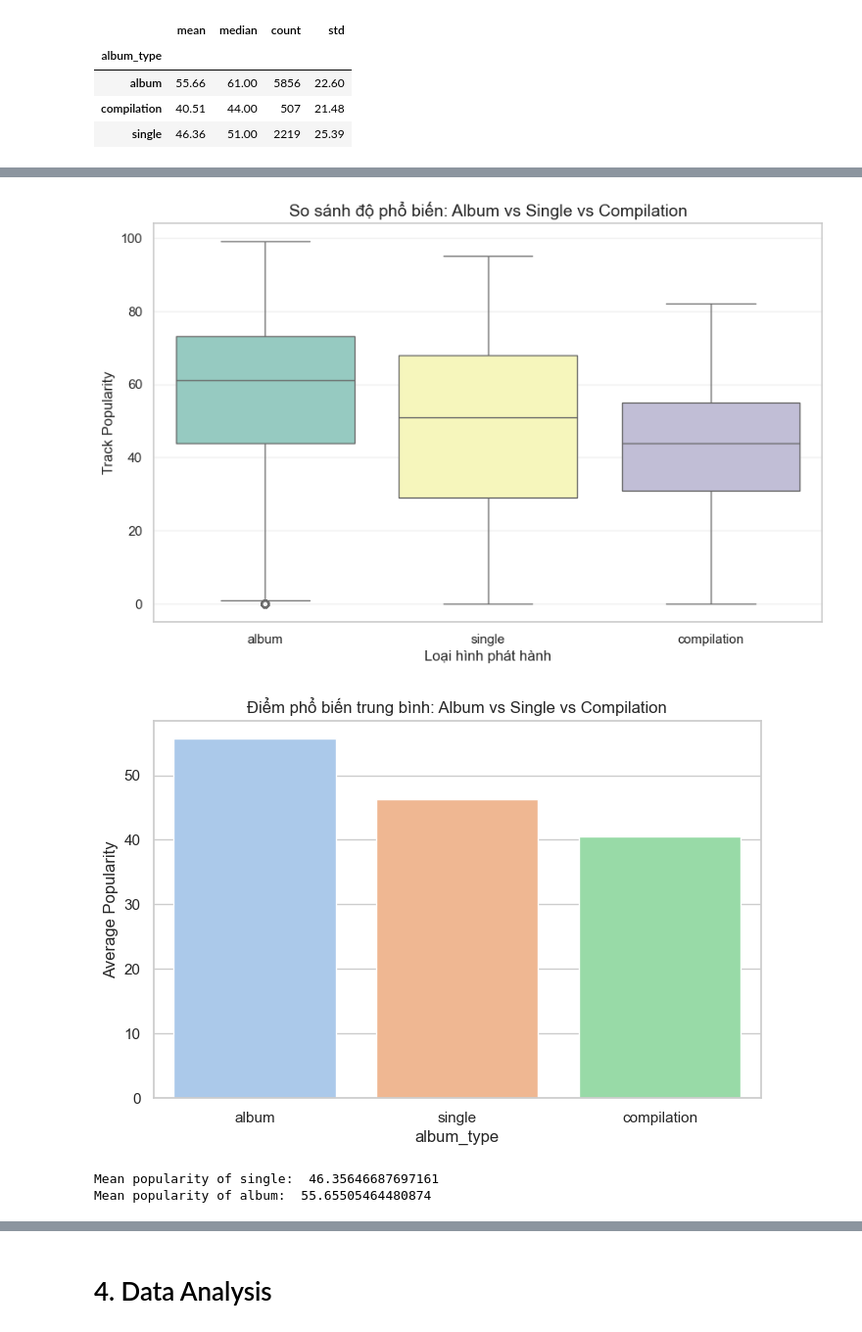
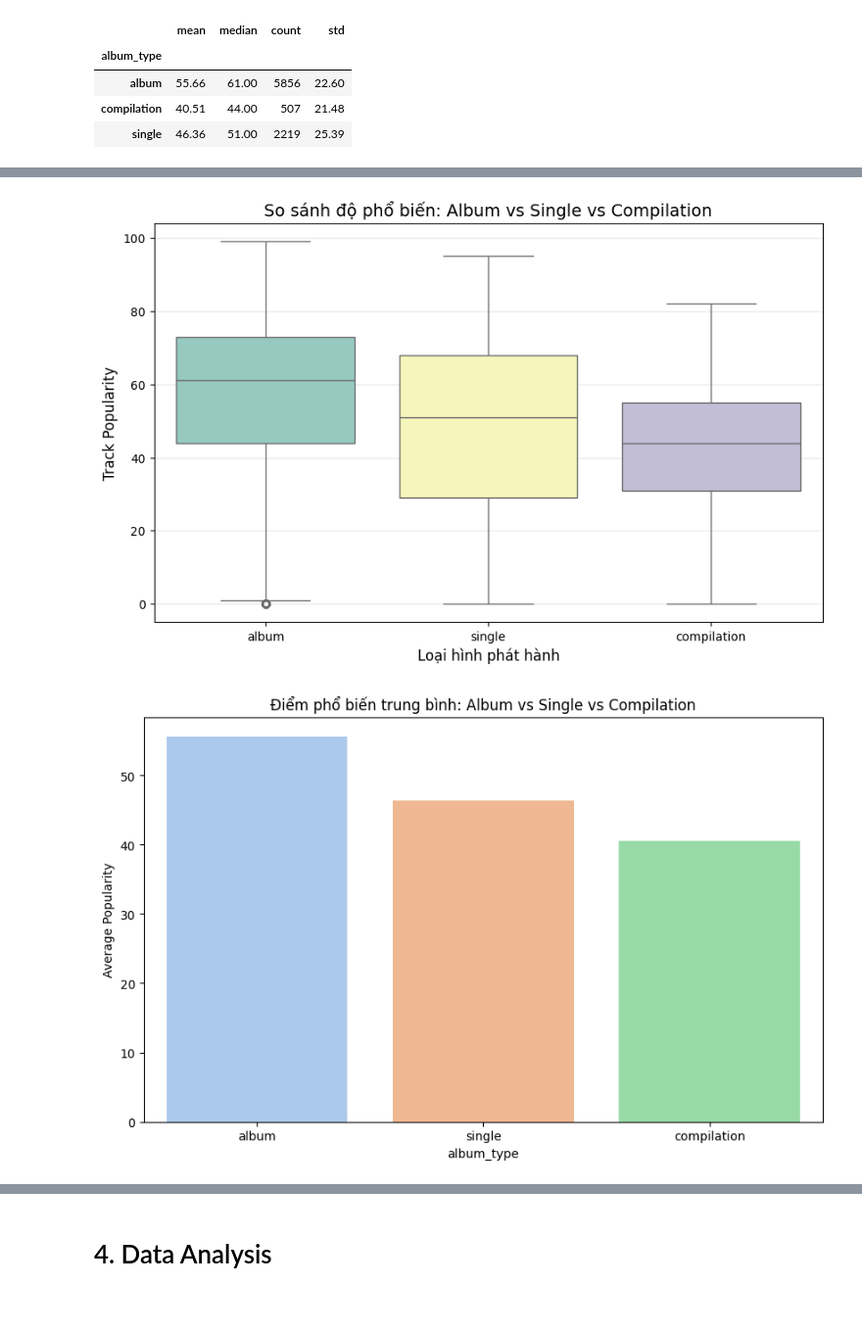
Before and after one commit to thangnguyennbk-sys/Spotify_project, a Jupyter notebook: Spotify_project.ipynb, the cells around one changed output, grey strips where cells are left out. Shown at 98% size. Drawn from its saved outputs; the diff is of its cells as text; code cells hidden in the pictures; blank space fills up the shorter version.

```diff
--- a/Spotify_project.ipynb
+++ b/Spotify_project.ipynb
@@ -44,6 +44,7 @@ Dữ liệu được chọn lọc không ngẫu nhiên, tập trung vào các b
 * Âm nhạc là chủ đề phổ biến và dễ tiếp cận.
 * Bộ dữ liệu có sự kết hợp tốt giữa dữ liệu số và dữ liệu phân loại (nghệ sĩ, thể loại).
 # %%
+# Import các thư viện cần thiết
 import pandas as pd
 import numpy as np
 import matplotlib.pyplot as plt
@@ -56,8 +57,10 @@ from sklearn.metrics import mean_squared_error, r2_score, mean_absolute_error
 from sklearn.preprocessing import MultiLabelBinarizer
 from collections import Counter
 import warnings
+import ast
+import os
 
-sns.set(style="whitegrid")
+# sns.set(style="whitegrid")
 pd.set_option('display.max_columns', None)
 warnings.filterwarnings('ignore')
 # %%
@@ -1015,28 +1168,20 @@ display(stats)
 # %%
+# Trực quan hóa
 plt.figure(figsize=(10, 6))
 sns.boxplot(data=df_q1, x='album_type', y='track_popularity', palette='Set3')
 
 plt.title('So sánh độ phổ biến: Album vs Single vs Compilation', fontsize=14)
 plt.xlabel('Loại hình phát hành', fontsize=12)
 plt.ylabel('Track Popularity', fontsize=12)
 plt.grid(True, axis='y', alpha=0.3)
 plt.show()
 
-plt.figure(figsize=(8, 5))
+plt.figure(figsize=(10, 6))
 sns.barplot(data=df_q1, x='album_type', y='track_popularity', estimator=np.mean, ci=None, palette='pastel')
 plt.title('Điểm phổ biến trung bình: Album vs Single vs Compilation')
 plt.ylabel('Average Popularity')
 plt.show()
 # %% [output]
-[figure, old version]
+[figure, new version]
-[figure, old version]
+[figure, new version]
-# %%
-mean_single = stats.loc['single', 'mean']
-mean_album = stats.loc['album', 'mean']
-
-print("Mean popularity of single: ", mean_single)
-print("Mean popularity of album: ", mean_album)
-# %% [output]
-Mean popularity of single:  46.35646687697161
-Mean popularity of album:  55.65505464480874
 # %% [markdown]
```
Also changed, not shown: parts of 94 cells of this notebook.
